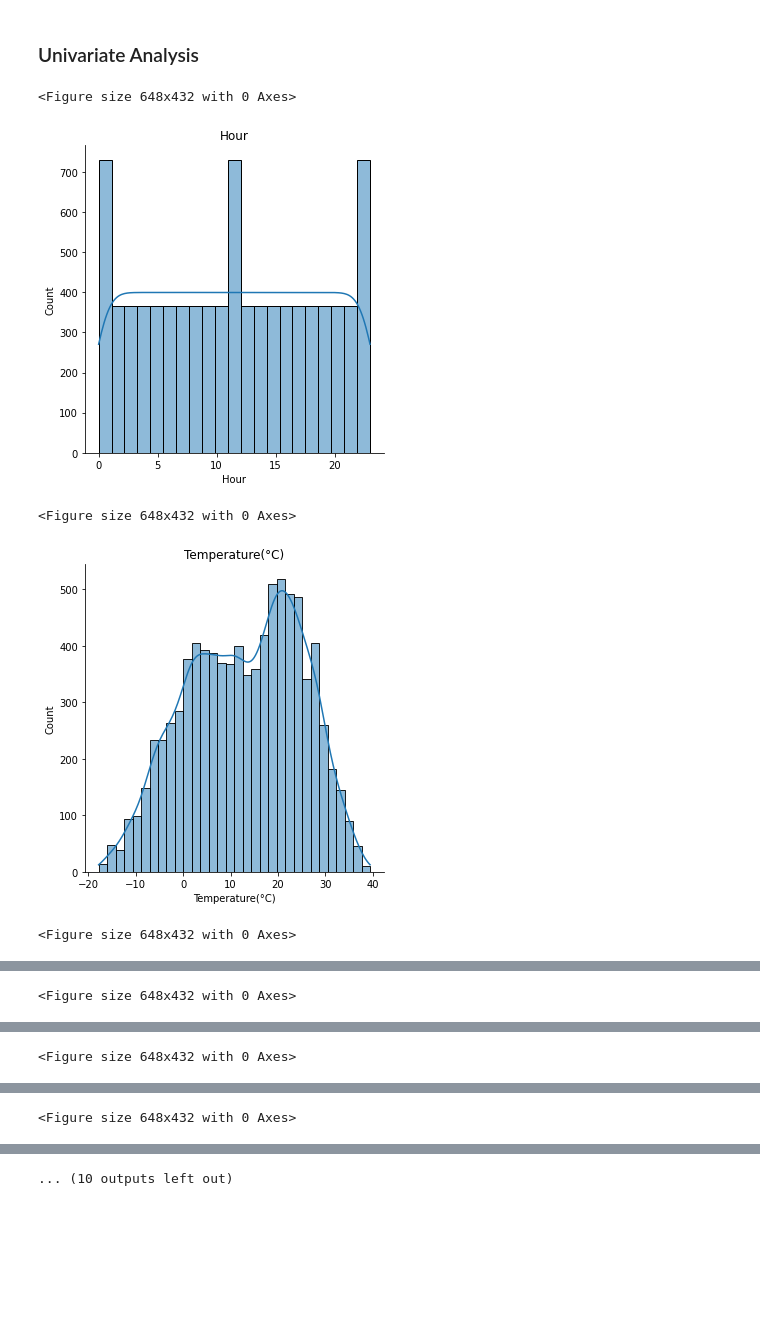
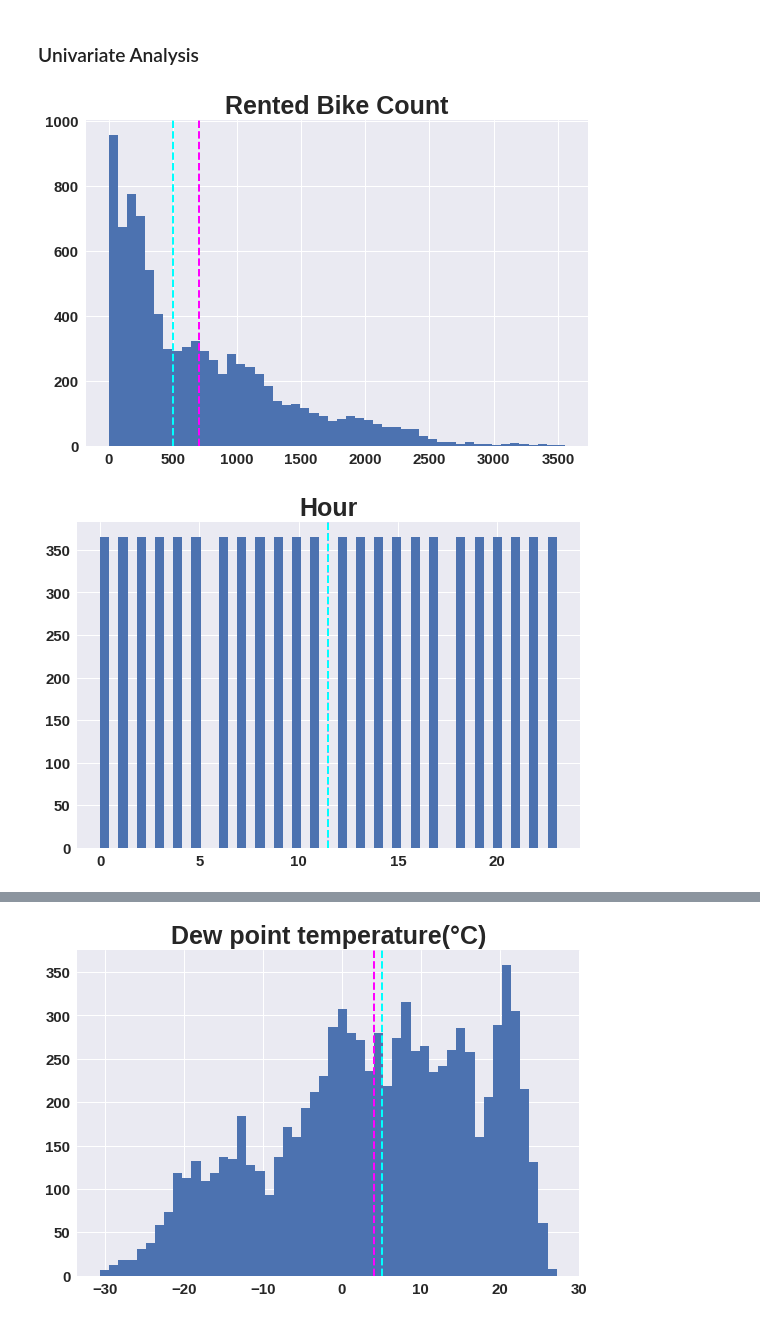
Before and after one commit to KK-Niraj/Seoul-Bike-Sharing-Demand-Prediction, a Jupyter notebook: Bike_Sharing_Demand_Prediction_Capstone_Project.ipynb, the cells around one changed output, grey strips where cells are left out. Drawn from its saved outputs; the diff is of its cells as text; code cells hidden in the pictures; blank space fills up the shorter version.

```diff
--- a/Bike_Sharing_Demand_Prediction_Capstone_Project.ipynb
+++ b/Bike_Sharing_Demand_Prediction_Capstone_Project.ipynb
@@ -371,18 +373,15 @@ sns.boxplot(x = np.sqrt(dataset['Rented Bike Count']),color='g',ax=axes[1])
 # %% [markdown]
 ### Univariate Analysis
 # %%
-for col in numeric_features[1:]:
+for col in numeric_features:
     fig = plt.figure(figsize=(9, 6))
-    # ax = fig.gca()
+    ax = fig.gca()
     feature = dataset[col]
-    sns.displot(feature, kde=True)
-    # ax.axvline(feature.mean(), color='magenta', linestyle='dashed', linewidth=2)
-    # ax.axvline(feature.median(), color='cyan', linestyle='dashed', linewidth=2)
+    feature.hist(bins = 50, ax = ax)
+    ax.axvline(feature.mean(), color='magenta', linestyle='dashed', linewidth=2)
+    ax.axvline(feature.median(), color='cyan', linestyle='dashed', linewidth=2)
     plt.title(col)
 plt.show()
 # %% [output]
-<Figure size 648x432 with 0 Axes>
-[figure, old version]
+[figure, new version]
-<Figure size 648x432 with 0 Axes>
-[figure, old version]
+[figure, new version]
-<Figure size 648x432 with 0 Axes>
@@ -390 +388,0 @@ plt.show()
-<Figure size 648x432 with 0 Axes>
@@ -392 +389,0 @@ plt.show()
-<Figure size 648x432 with 0 Axes>
@@ -394 +390,0 @@ plt.show()
-<Figure size 648x432 with 0 Axes>
@@ -396 +392 @@ plt.show()
-... (10 outputs left out)
+[figure, added]
```
Also changed, not shown: parts of 14 cells of this notebook.
